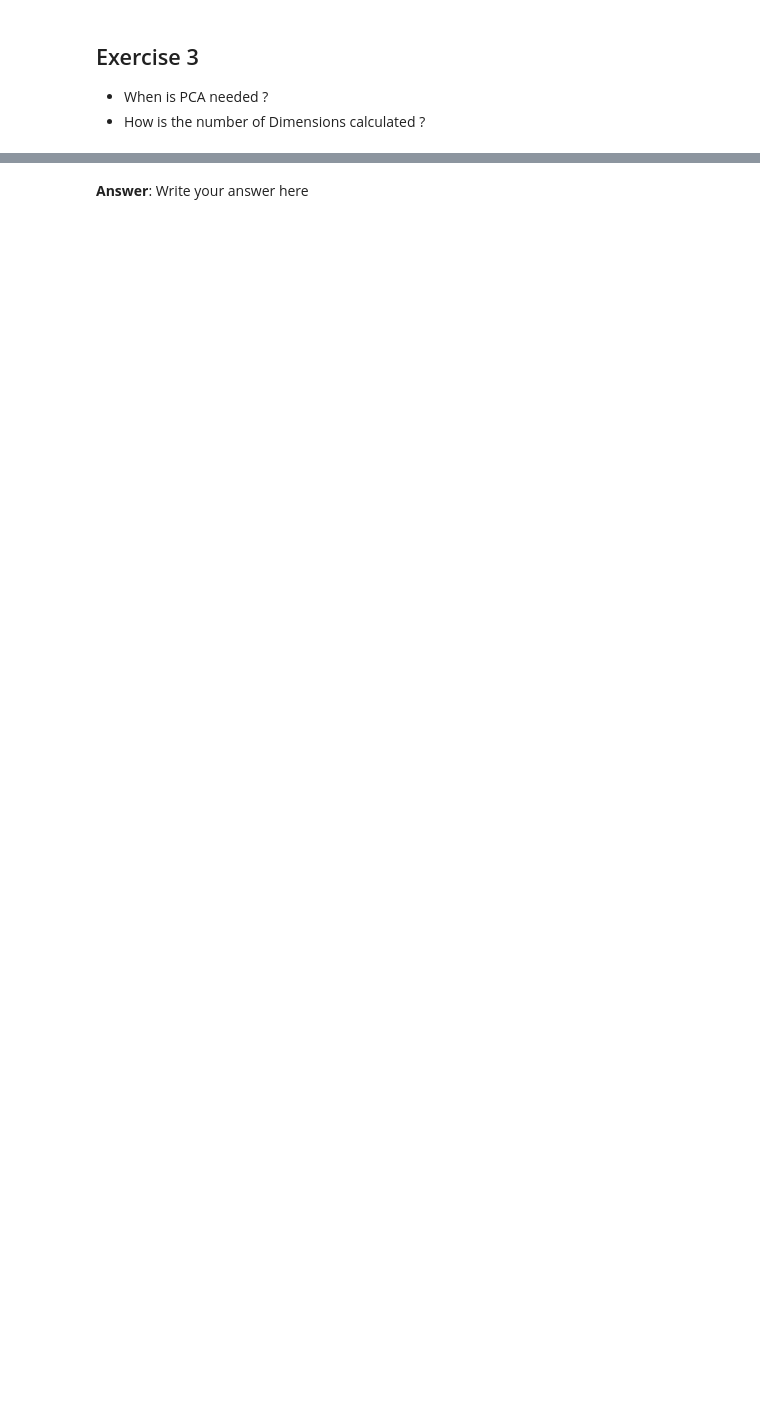
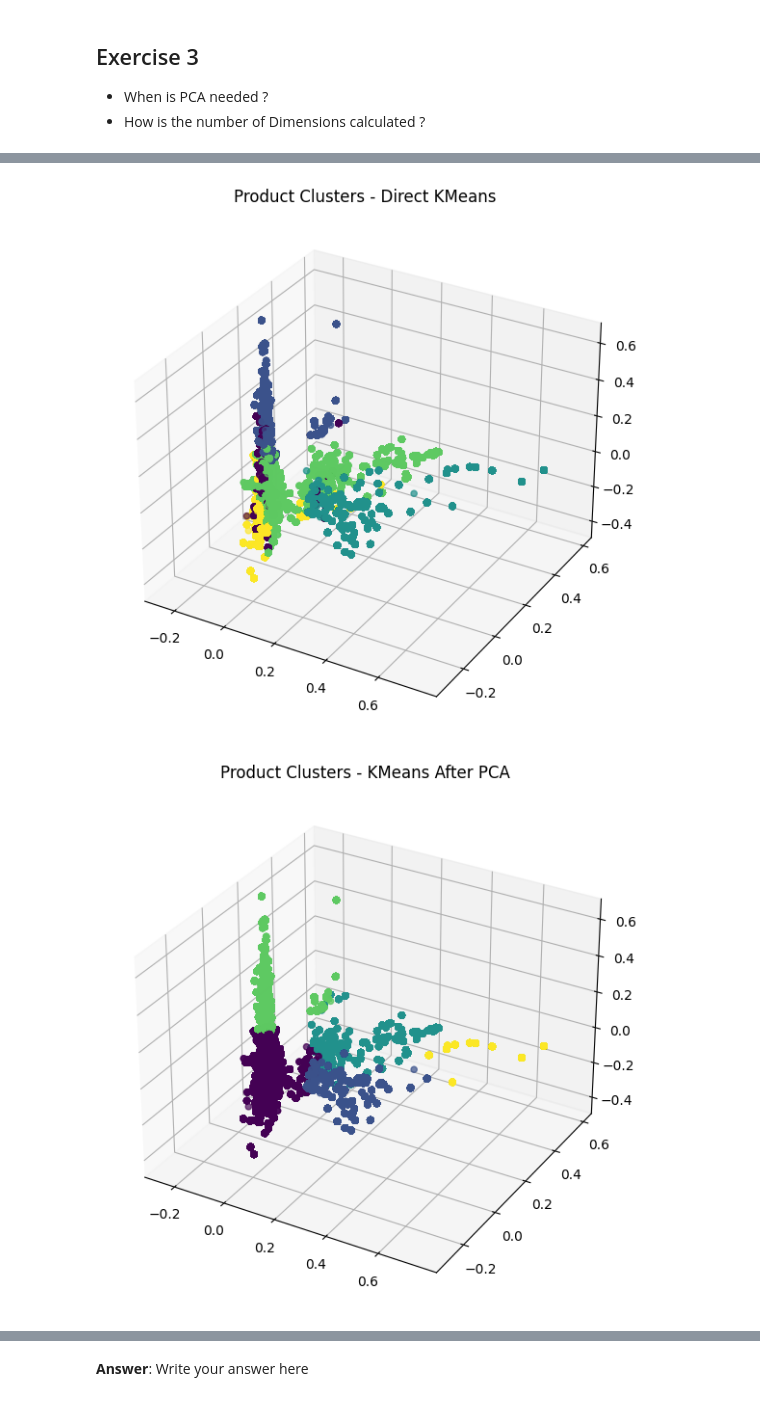
Before and after one commit to Y-YHat/gen_ai_course, a Jupyter notebook: 6. Clustering and PCA.ipynb, the cells around one changed output, grey strips where cells are left out. Drawn from its saved outputs; the diff is of its cells as text; code cells hidden in the pictures; blank space fills up the shorter version.

```diff
--- a/6. Clustering and PCA.ipynb
+++ b/6. Clustering and PCA.ipynb
@@ -210,0 +264,61 @@ These preprocessing steps are crucial to ensure that the dataset is cleaned, sta
+# %%
+import pandas as pd
+import matplotlib.pyplot as plt
+from mpl_toolkits.mplot3d import Axes3D
+from sklearn.feature_extraction.text import TfidfVectorizer
+from sklearn.cluster import KMeans
+from sklearn.decomposition import PCA
+import nltk
+from nltk.corpus import stopwords
+from nltk.tokenize import word_tokenize
+
+# Ensure necessary NLTK resources are downloaded
+nltk.download('punkt')
+nltk.download('stopwords')
+
+# Load the Dataset
+df = pd.read_csv('/content/drive/My Drive/data/clustering-data.csv', encoding='latin1')
+
+# Preprocess the Data
+def preprocess_text(text):
+    # Tokenize, remove stopwords, and keep only alphabetic words
+    tokens = word_tokenize(text.lower())
+    tokens = [word for word in tokens if word.isalpha() and word not in stopwords.words('english')]
+    return ' '.join(tokens)
+
+# Applying the preprocessing function to the Description column
+df['Processed_Description'] = df['Description'].dropna().apply(preprocess_text)
+
+# Feature Extraction
+tfidf_vectorizer = TfidfVectorizer(max_features=1000)
+tfidf_matrix = tfidf_vectorizer.fit_transform(df['Processed_Description'].dropna())
+
+# Clustering - KMeans directly on TF-IDF Matrix
+num_clusters = 5
+kmeans = KMeans(n_clusters=num_clusters, random_state=42)
+clusters_direct = kmeans.fit_predict(tfidf_matrix)
+
+# Dimensionality Reduction for Visualization - PCA
+pca = PCA(n_components=3)
+reduced_features = pca.fit_transform(tfidf_matrix.toarray())
+
+# Clustering after PCA
+kmeans_after_pca = KMeans(n_clusters=num_clusters, random_state=42)
+clusters_after_pca = kmeans_after_pca.fit_predict(reduced_features)
+
+# Visualization - Direct KMeans Results
+fig_direct = plt.figure(figsize=(10, 7))
+ax_direct = fig_direct.add_subplot(111, projection='3d')
+scatter_direct = ax_direct.scatter(reduced_features[:,0], reduced_features[:,1], reduced_features[:,2],
+                     c=clusters_direct, cmap='viridis')
+ax_direct.set_title('Product Clusters - Direct KMeans')
+plt.show()
+
+# Visualization - KMeans After PCA
+fig_pca = plt.figure(figsize=(10, 7))
+ax_pca = fig_pca.add_subplot(111, projection='3d')
+scatter_pca = ax_pca.scatter(reduced_features[:,0], reduced_features[:,1], reduced_features[:,2],
+                     c=clusters_after_pca, cmap='viridis')
+ax_pca.set_title('Product Clusters - KMeans After PCA')
+plt.show()
+# %% [output]
@@ -210,0 +329,2 @@ These preprocessing steps are crucial to ensure that the dataset is cleaned, sta
+[figure, added]
+[figure, added]
```
Also changed, not shown: parts of 12 cells of this notebook.
